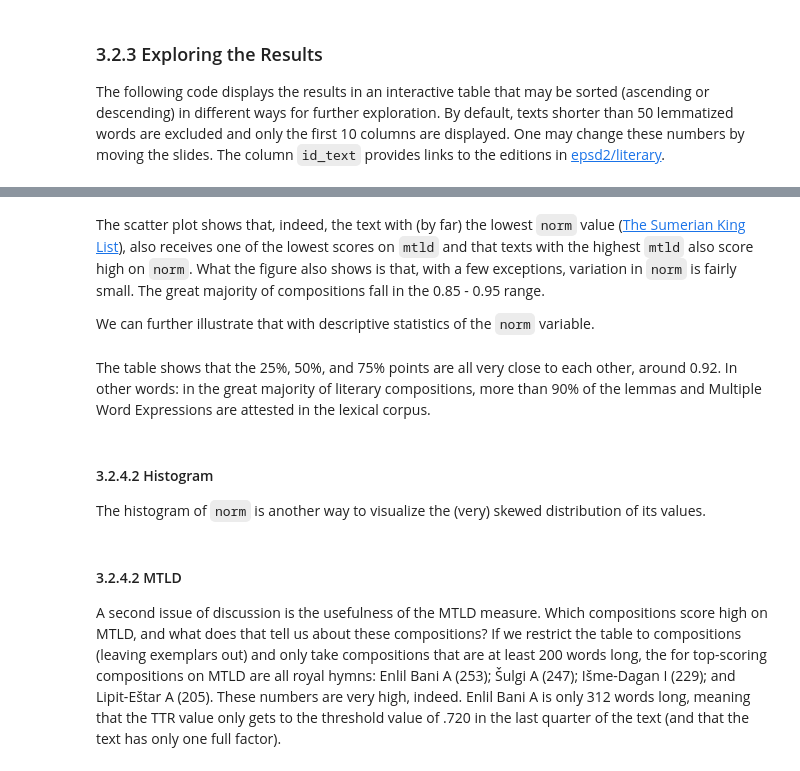
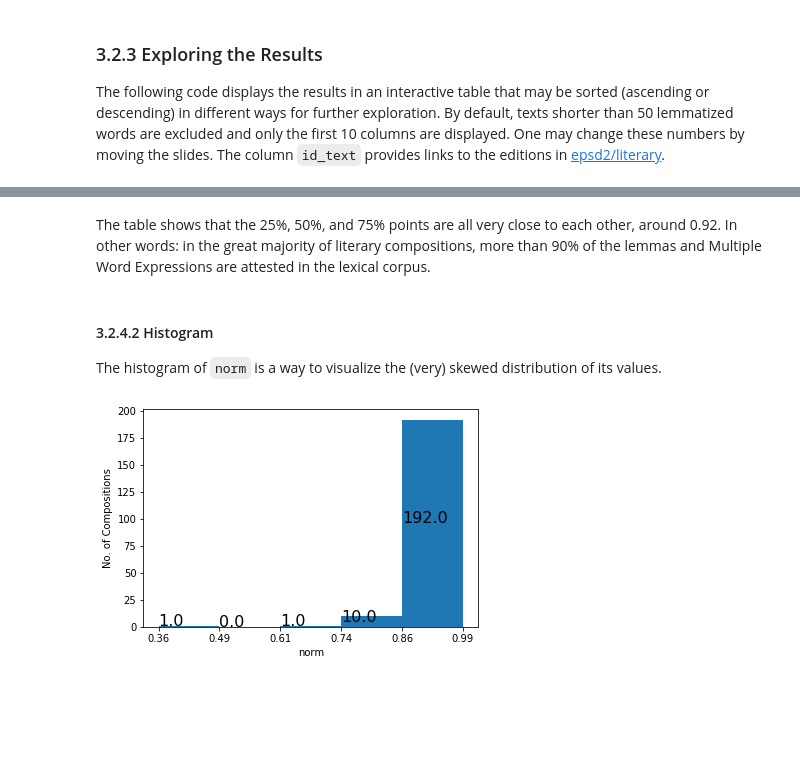
Before and after one commit to niekveldhuis/compass, a Jupyter notebook: 3_Vocabularies/3_2_Lit_Lex.ipynb, the cells around one changed output, grey strips where cells are left out. Cells and saved outputs as stored; diff of their text form; code cells hidden in the pictures; blank space fills up the shorter version.

```diff
--- a/3_Vocabularies/3_2_Lit_Lex.ipynb
+++ b/3_Vocabularies/3_2_Lit_Lex.ipynb
@@ -162,4 +168,4 @@ Merge the Lexical Richness statistics (`lit_comp`) with the number of lexical ma
 # %%
-lit_df2 = pd.merge(lit_comp[["id_text", "length", "mtld", "ttr", "lex_var"]], lit_df["n_matches"], on="id_text", how="inner")
+lit_df2 = pd.merge(lit_comp[["id_text", "length", "lex_var"]], lit_df['n_matches'], on = 'id_text', how = 'inner')
 lit_df2 = pd.merge(cat_df, lit_df2, on = 'id_text', how = 'inner')
 lit_df2
@@ -203,4 +246,3 @@ As it turns out, a correlation between these two variables exists, but is weak:
 # %%
-min_length = 50
-lit = lit.loc[lit.length > min_length]
-lit['norm'].corr(lit['mtld'])
+min_length = 200
+lit.loc[lit.length >= min_length, 'norm'].describe()
@@ -212,4 +258,0 @@ lit.plot.scatter(x = 'mtld', y = 'norm');
-# %% [markdown]
-The scatter plot shows that, indeed, the text with (by far) the lowest `norm` value ([The Sumerian King List](http://etcsl.orinst.ox.ac.uk/cgi-bin/etcsl.cgi?text=c.2.1.1&display=Crit&charenc=gcirc#)), also receives one of the lowest scores on `mtld` and that texts with the highest `mtld` also score high on `norm`. What the figure also shows is that, with a few exceptions, variation in `norm` is fairly small. The great majority of compositions fall in the 0.85 - 0.95 range.
-
-We can further illustrate that with descriptive statistics of the `norm` variable.
@@ -219,19 +260,18 @@ lit['norm'].describe()
 The table shows that the 25%, 50%, and 75% points are all very close to each other, around 0.92. In other words: in the great majority of literary compositions, more than 90% of the lemmas and Multiple Word Expressions are attested in the lexical corpus.
 # %% [markdown]
 #### 3.2.4.2 Histogram
-The histogram of `norm` is another way to visualize the (very) skewed distribution of its values.
+The histogram of `norm` is a way to visualize the (very) skewed distribution of its values.
 # %%
 nbins = 5
 column = 'norm'
 fig, ax = plt.subplots()
-counts, bins, patches = ax.hist(lit[column], bins = nbins)
+counts, bins, patches = ax.hist(lit.loc[lit.length >= min_length, column], bins = nbins)
 ax.xaxis.set_major_formatter(FormatStrFormatter('%.2f')) # tick labels with two decimals
 ax.set_xticks(bins)
 for i in range(nbins):
     plt.text(bins[i],counts[i]/2,str(counts[i]), fontsize = 16)
 plt.ylabel('No. of Compositions')
 plt.xlabel(column)
 plt.savefig(f'viz/hist_norm.png', bbox_inches='tight')
+# %% [output]
+[figure, added]
-# %% [markdown]
-#### 3.2.4.2 MTLD
-A second issue of discussion is the usefulness of the MTLD measure. Which compositions score high on MTLD, and what does that tell us about these compositions? If we restrict the table to compositions (leaving exemplars out) and only take compositions that are at least 200 words long, the for top-scoring compositions on MTLD are all royal hymns: Enlil Bani A (253); Šulgi A (247); Išme-Dagan I (229); and Lipit-Eštar A (205). These numbers are very high, indeed. Enlil Bani A is only 312 words long, meaning that the TTR value only gets to the threshold value of .720 in the last quarter of the text (and that the text has only one full factor).
```
Also changed, not shown: parts of 32 cells of this notebook, 6 other files.
